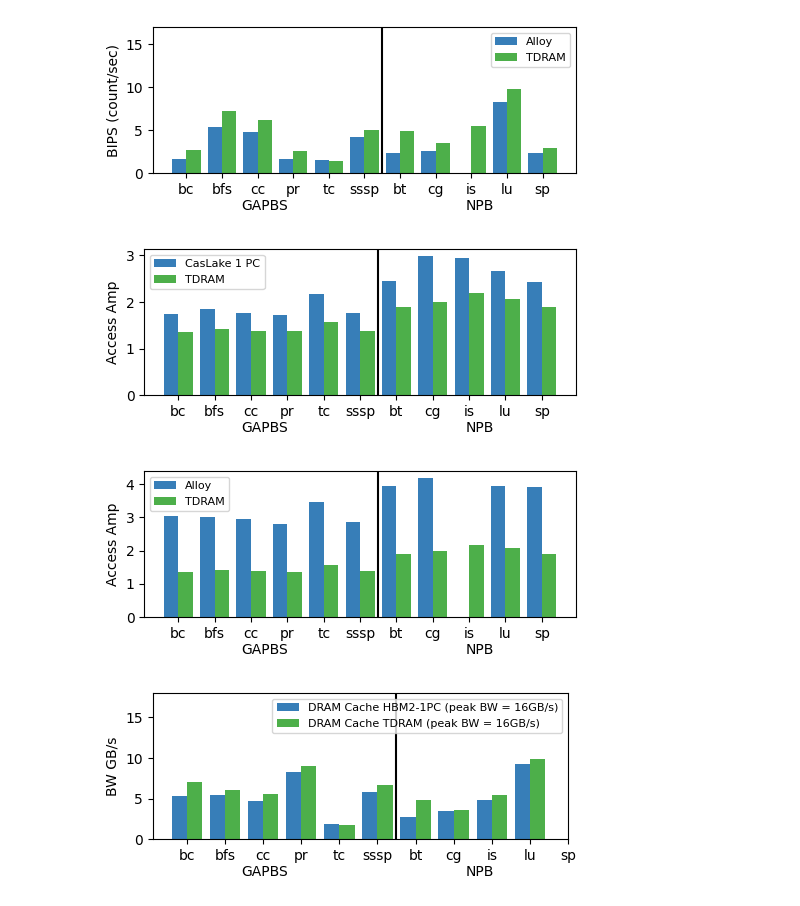
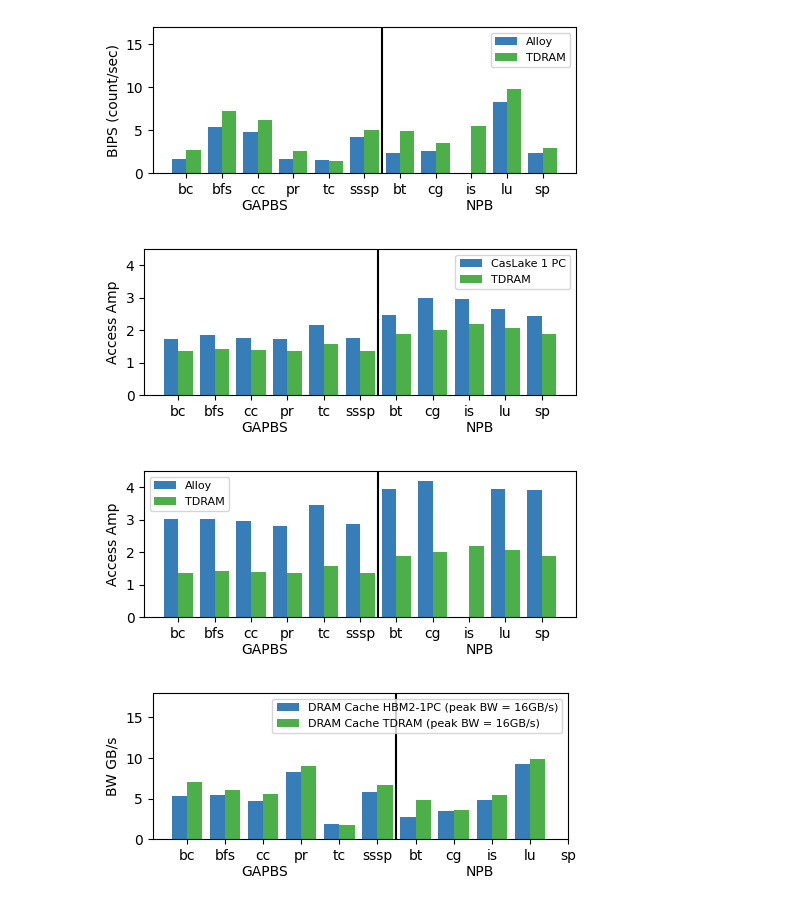
Before and after one commit to darchr/dramCacheController, a Jupyter notebook: data_plot.ipynb, the cells around one changed output. Cells and saved outputs as stored; diff of their text form; code cells hidden in the pictures.

Commit message:
mem: latest plots

```diff
--- a/data_plot.ipynb
+++ b/data_plot.ipynb
@@ -831,6 +1215,6 @@ plt.tight_layout()
 # %%
 app_gap = df_gap_dc_cas_1pc['app']
-bips_cd_alloy = df_gap_dc_cas_1pc['BIPS']
+bips_cd_cas = df_gap_dc_cas_1pc['BIPS']
 bips_cd_ram = df_gap_dc_ram['BIPS']
 
 # Multi bar Chart
@@ -839,15 +1223,15 @@ fig.set_size_inches(5,2)
 
 plt.ylim([0,17])
 for i,app in enumerate(app_gap):
-    plt.bar(i*2.5,   bips_cd_alloy[i], width=1, color=cmap(1), label='CasLake 1 PC' if i==0 else None)
+    plt.bar(i*2.5,   bips_cd_cas[i], width=1, color=cmap(1), label='Cas-HBM2-1PC' if i==0 else None)
     plt.bar(i*2.5+1, bips_cd_ram[i], width=1, color=cmap(2), label='TDRAM' if i==0 else None)
 
 offset = (i+1)*2.5
 app_npb = df_npb_dc_cas_1pc['app']
-bips_cd_alloy = df_npb_dc_cas_1pc['BIPS']
+bips_cd_cas = df_npb_dc_cas_1pc['BIPS']
 bips_cd_ram = df_npb_dc_ram['BIPS']
 for i,app in enumerate(app_npb):
-    plt.bar(i*2.5+offset,   bips_cd_alloy[i], width=1, color=cmap(1))
+    plt.bar(i*2.5+offset,   bips_cd_cas[i], width=1, color=cmap(1))
     plt.bar(i*2.5+1+offset, bips_cd_ram[i], width=1, color=cmap(2))
 
 plt.figtext(0.3, 0.01, "GAPBS")
@@ -864,0 +1249,34 @@ plt.tight_layout()
+# %%
+app_gap = df_gap_dc_cas_1pc['app']
+y2= 100* df_gap_dc_cas_1pc['numTotMisses'].astype(float)/(df_gap_dc_cas_1pc['numTotHits'].astype(float)+df_gap_dc_cas_1pc['numTotMisses'].astype(float))
+y3= 100* df_gap_dc_ram['numTotMisses'].astype(float)/(df_gap_dc_ram['numTotHits'].astype(float)+df_gap_dc_ram['numTotMisses'].astype(float))
+
+
+# Multi bar Chart
+fig = plt.figure()
+fig.set_size_inches(5,2)
+
+plt.ylim([0,105])
+for i,app in enumerate(app_gap):
+    plt.bar(i*2.5,   y2[i], width=1, color=cmap(1), label='Cas-HBM2-1PC' if i==0 else None)
+    plt.bar(i*2.5+1, y3[i], width=1, color=cmap(2), label='TDRAM' if i==0 else None)
+
+offset = (i+1)*2.5
+app_npb = df_npb_dc_cas_1pc['app']
+y5= 100* df_npb_dc_cas_1pc['numTotMisses'].astype(float)/(df_npb_dc_cas_1pc['numTotHits'].astype(float)+df_npb_dc_cas_1pc['numTotMisses'].astype(float))
+y6= 100* df_npb_dc_ram['numTotMisses'].astype(float)/(df_npb_dc_ram['numTotHits'].astype(float)+df_npb_dc_ram['numTotMisses'].astype(float))
+
+for i,app in enumerate(app_npb):
+    plt.bar(i*2.5+offset,   y5[i], width=1, color=cmap(1))
+    plt.bar(i*2.5+1+offset, y6[i], width=1, color=cmap(2))
+
+plt.figtext(0.3, 0.01, "GAPBS")
+plt.figtext(0.75, 0.01, "NPB")
+
+plt.xticks(np.arange(11)*2.5+0.5, list(app_gap)+list(app_npb))
+plt.axvline(x=offset-0.75, color='black')
+
+plt.ylabel("Miss Ratio %")
+plt.legend(fontsize=8, ncol=1)
+plt.tight_layout()
+#plt.savefig("../figures/cs1_all_bips.pdf")
@@ -901,35 +1321,35 @@ app_gap = df_gap_dc_cas_1pc['app']
 acc_cd_cas = df_gap_dc_cas_1pc['accAmp']
 acc_cd_ram = df_gap_dc_ram['accAmp']
 
 # Multi bar Chart
 fig = plt.figure()
 fig.set_size_inches(5,2)
-
+plt.ylim([0,4.5])
 
 for i,app in enumerate(app_gap):
     plt.bar(i*2.5,   acc_cd_cas[i], width=1, color=cmap(1), label='CasLake 1 PC' if i==0 else None)
     plt.bar(i*2.5+1, acc_cd_ram[i], width=1, color=cmap(2), label='TDRAM' if i==0 else None)
 
 offset = (i+1)*2.5
 app_npb = df_npb_dc_cas_1pc['app']
 acc_cd_cas = df_npb_dc_cas_1pc['accAmp']
 acc_cd_ram = df_npb_dc_ram['accAmp']
 for i,app in enumerate(app_npb):
     plt.bar(i*2.5+offset,   acc_cd_cas[i], width=1, color=cmap(1))
     plt.bar(i*2.5+1+offset, acc_cd_ram[i], width=1, color=cmap(2))
 
 plt.figtext(0.3, 0.01, "GAPBS")
 plt.figtext(0.75, 0.01, "NPB")
 
 plt.xticks(np.arange(11)*2.5+0.5, list(app_gap)+list(app_npb))
 plt.axvline(x=offset-0.75, color='black')
 
 plt.ylabel("Access Amp")
 plt.legend(fontsize=8, ncol=1)
 plt.tight_layout()
 #plt.savefig("../figures/cs1_all_bips.pdf")
 # %% [output]
-[figure, old version]
+[figure, new version]
 # %%
 app_gap = df_gap_dc_alloy['app']
 acc_cd_alloy = df_gap_dc_alloy['accAmp']
@@ -939,7 +1359,7 @@ acc_cd_ram = df_gap_dc_ram['accAmp']
 fig = plt.figure()
 fig.set_size_inches(5,2)
 
-
+plt.ylim([0,4.5])
 for i,app in enumerate(app_gap):
     plt.bar(i*2.5,   acc_cd_alloy[i], width=1, color=cmap(1), label='Alloy' if i==0 else None)
     plt.bar(i*2.5+1, acc_cd_ram[i], width=1, color=cmap(2), label='TDRAM' if i==0 else None)
@@ -963,7 +1383,7 @@ plt.legend(fontsize=8, ncol=1)
 plt.tight_layout()
 #plt.savefig("../figures/cs1_all_bips.pdf")
 # %% [output]
-[figure, old version]
+[figure, new version]
 # %%
 app_gap = df_gap_dc_cas_1pc['app']
 bw_cd_cas = df_gap_dc_cas_1pc['totBW']
```
Also changed, not shown: parts of 25 cells of this notebook, 2 other files.
